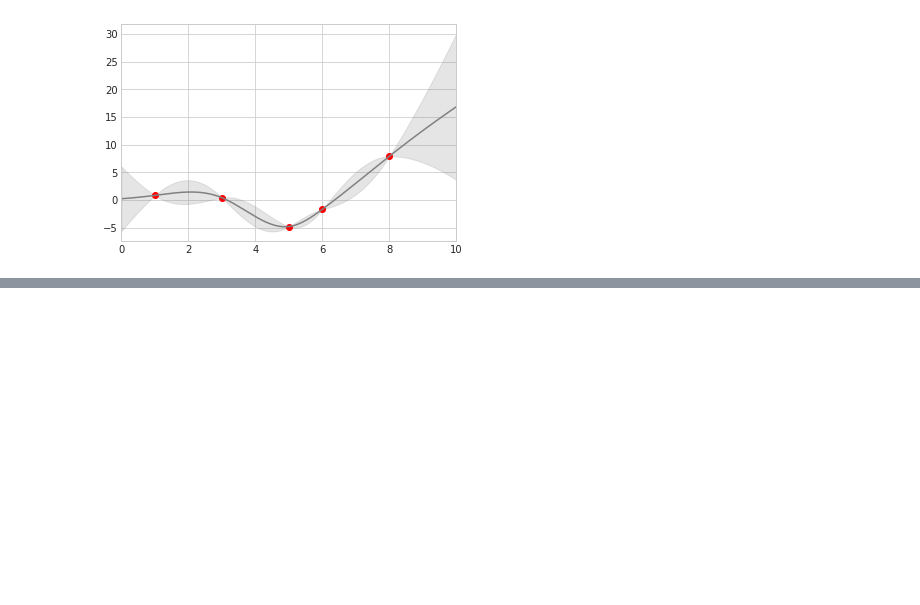
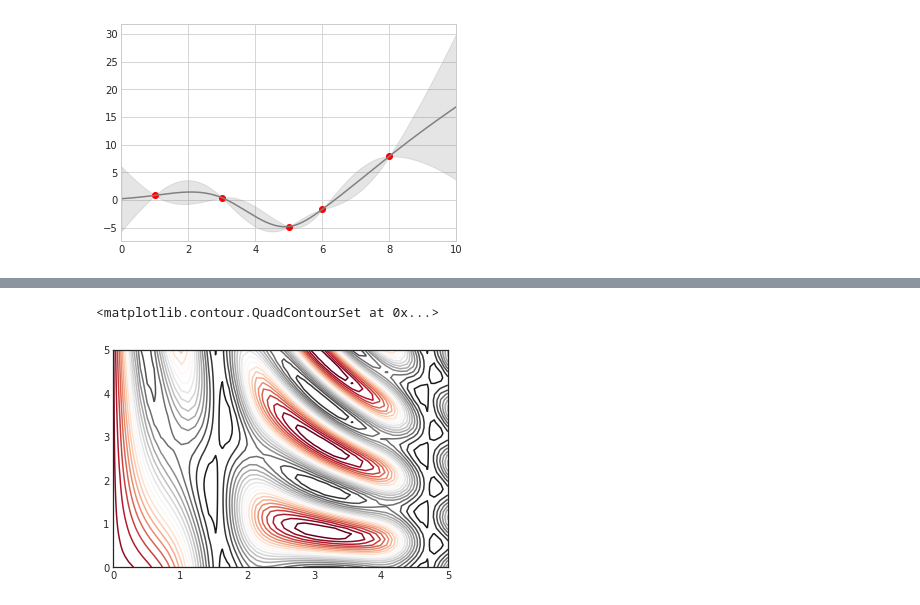
Before and after one commit to PeterChauYEG/learn-python, a Jupyter notebook: Visualization with Matplotlib.ipynb, the cells around one changed output, grey strips where cells are left out. Drawn from its saved outputs; the diff is of its cells as text; code cells hidden in the pictures; blank space fills up the shorter version.

```diff
--- a/Visualization with Matplotlib.ipynb
+++ b/Visualization with Matplotlib.ipynb
@@ -374,0 +412,8 @@ plt.xlim(0, 10)
+# %%
+# lines can be color-coded by specifying a colormap with the cmap arg
+# lets also use more lines, 20 equally spaced intervals within the data range
+# use the Red-Gray color map
+plt.contour(X, Y, Z, 20, cmap='RdGy')
+# %% [output]
+<matplotlib.contour.QuadContourSet at 0x...>
+[figure, added]
```
Also changed, not shown: parts of 37 cells of this notebook, 1 other file.
